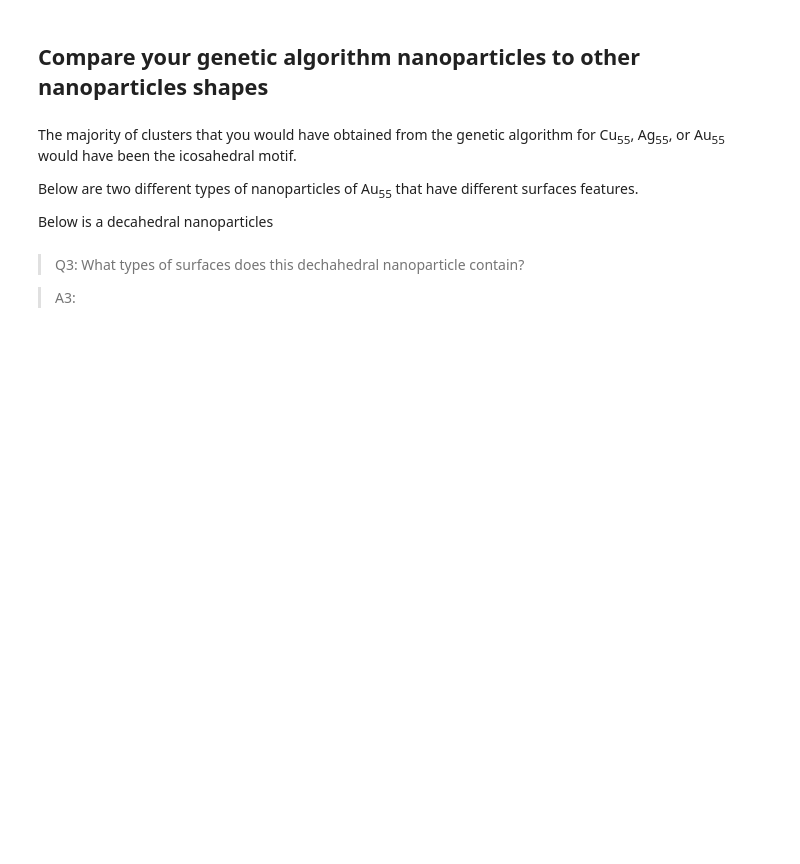
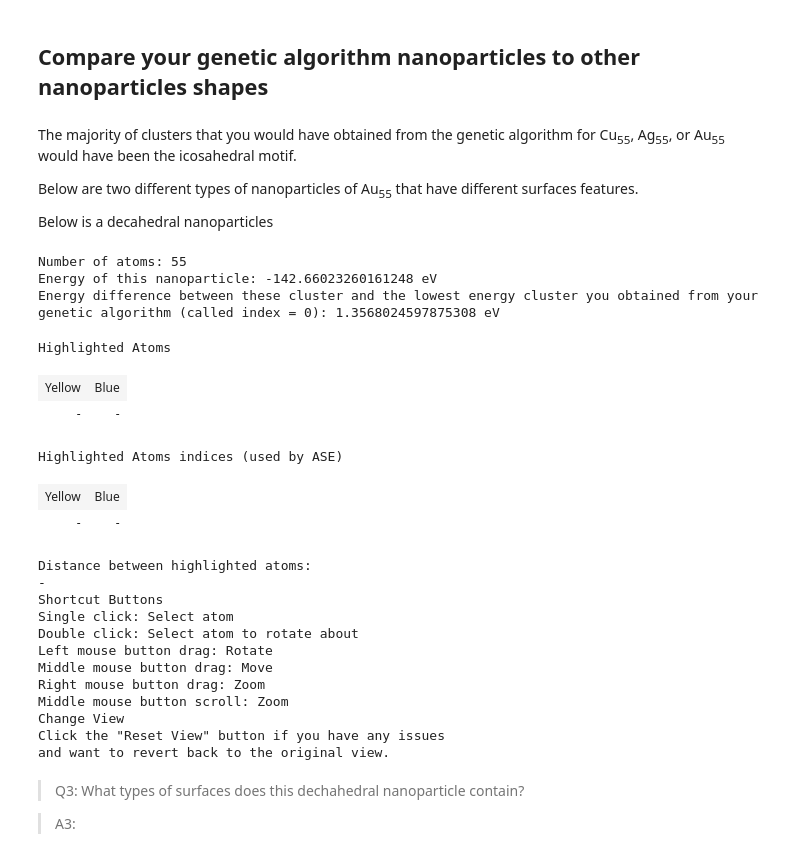
Before and after one commit to GardenGroupUO/Computational_Silver_Nanoparticle_Exercise, a Jupyter notebook: Notebooks/Part_4.1_Make_your_own_Nanoparticles.ipynb, the cells around one changed output. Cells and saved outputs as stored; diff of their text form; code cells hidden in the pictures; blank space fills up the shorter version.

Commit message:
Update the Computational Silver Nanoparticle Exercise.

```diff
--- a/Notebooks/Part_4.1_Make_your_own_Nanoparticles.ipynb
+++ b/Notebooks/Part_4.1_Make_your_own_Nanoparticles.ipynb
@@ -274,28 +356,50 @@ Below are two different types of nanoparticles of Au<sub>55</sub> that have diff
 Below is a decahedral nanoparticles
 # %%
 import os
-if not os.path.exists('Computational_Silver_Nanoparticle_Exercise_Data'):
+if not os.path.exists('/content/Computational_Silver_Nanoparticle_Exercise_Data'):
     message = 'Could not load files. Make sure you have run the prerequisites before running this code.'
     tostring =  '\n'+'-'*len(message)+'\n'
     tostring += message+'\n'
     tostring += '-'*len(message)
     raise Exception(tostring)
 
 from Computational_Silver_Nanoparticle_Exercise_Data.Set_of_RunMinimisation_Files.RunMinimisation_Ag import Minimisation_Function
 from ase.cluster.decahedron import Decahedron
 from Computational_Silver_Nanoparticle_Exercise_Data.viewer.x3d_viewer import view_x3d
 
 cluster = Decahedron('Ag',p=3,q=3,r=0)
 cluster.set_cell((20,20,20))
 cluster.center()
 cluster.set_pbc(False)
 print('Number of atoms: '+str(len(cluster)))
 
 cluster, converged, Info = Minimisation_Function(cluster,None,None)
 
 print('Energy of this nanoparticle: '+str(cluster.get_potential_energy())+' eV')
 print('Energy difference between these cluster and the lowest energy cluster you obtained from your genetic algorithm (called index = 0): '+str(cluster.get_potential_energy()-atoms_in_database[0]['energy'])+' eV')
 view_x3d(cluster,'Exercise_4.1')
+# %% [output]
+Number of atoms: 55
+Energy of this nanoparticle: -142.66023260161248 eV
+Energy difference between these cluster and the lowest energy cluster you obtained from your genetic algorithm (called index = 0): 1.3568024597875308 eV
+Highlighted Atoms
+| Yellow | Blue |
+| - | - |
+Highlighted Atoms indices (used by ASE)
+| Yellow | Blue |
+| - | - |
+Distance between highlighted atoms:
+-
+Shortcut Buttons
+Single click: Select atom
+Double click: Select atom to rotate about
+Left mouse button drag: Rotate
+Middle mouse button drag: Move
+Right mouse button drag: Zoom
+Middle mouse button scroll: Zoom
+Change View
+Click the "Reset View" button if you have any issues
+and want to revert back to the original view.
 # %% [markdown]
 >Q3: What types of surfaces does this dechahedral nanoparticle contain?
 
```
Also changed, not shown: parts of 8 cells of this notebook.
